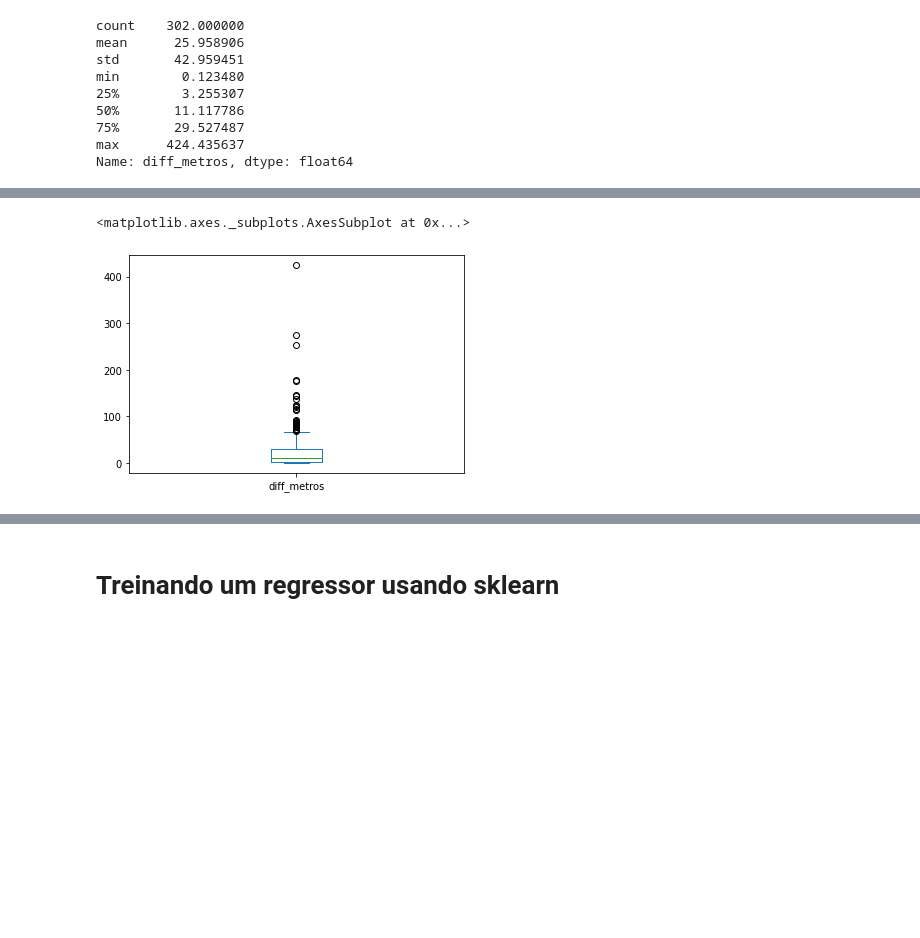
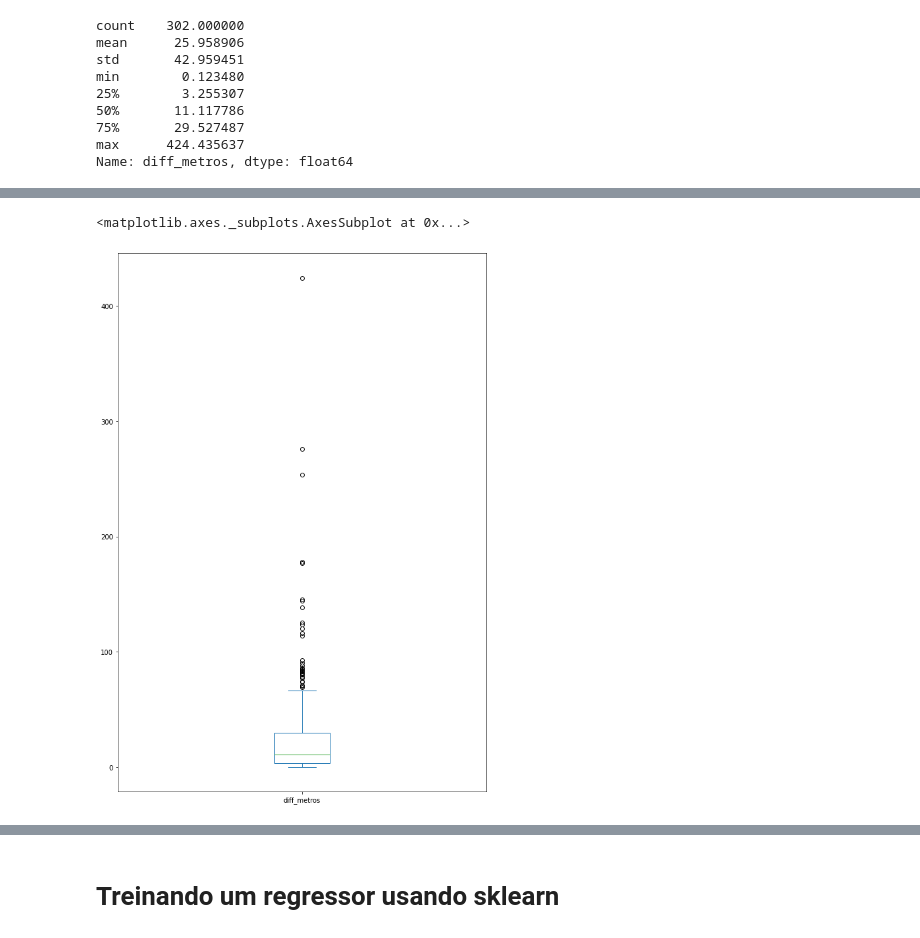
Before and after one commit to mikaelsilva/Comunicacoes_moveis, a Jupyter notebook: projeto_comunicações.ipynb, the cells around one changed output, grey strips where cells are left out. Drawn from its saved outputs; the diff is of its cells as text; code cells hidden in the pictures; blank space fills up the shorter version.

```diff
--- a/projeto_comunicações.ipynb
+++ b/projeto_comunicações.ipynb
@@ -228,6 +247,6 @@ df2['diff_metros'].hist()
 # %%
-df2['diff_metros'].plot(kind='box')
+df2['diff_metros'].plot(kind='box',figsize=(10,15))
 # %% [output]
 <matplotlib.axes._subplots.AxesSubplot at 0x...>
-[figure, old version]
+[figure, new version]
 # %%
```
Also changed, not shown: parts of 11 cells of this notebook.
